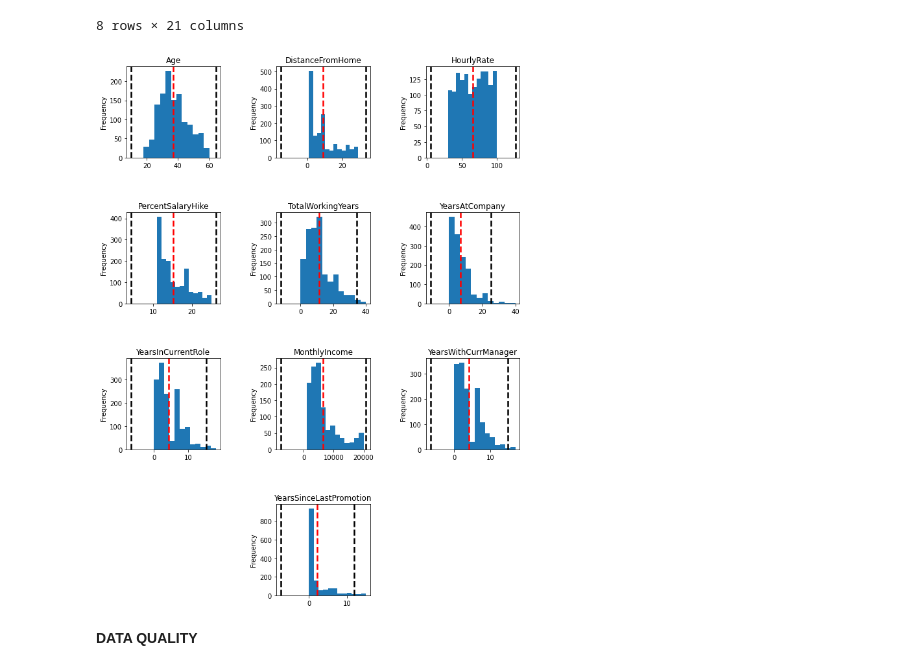
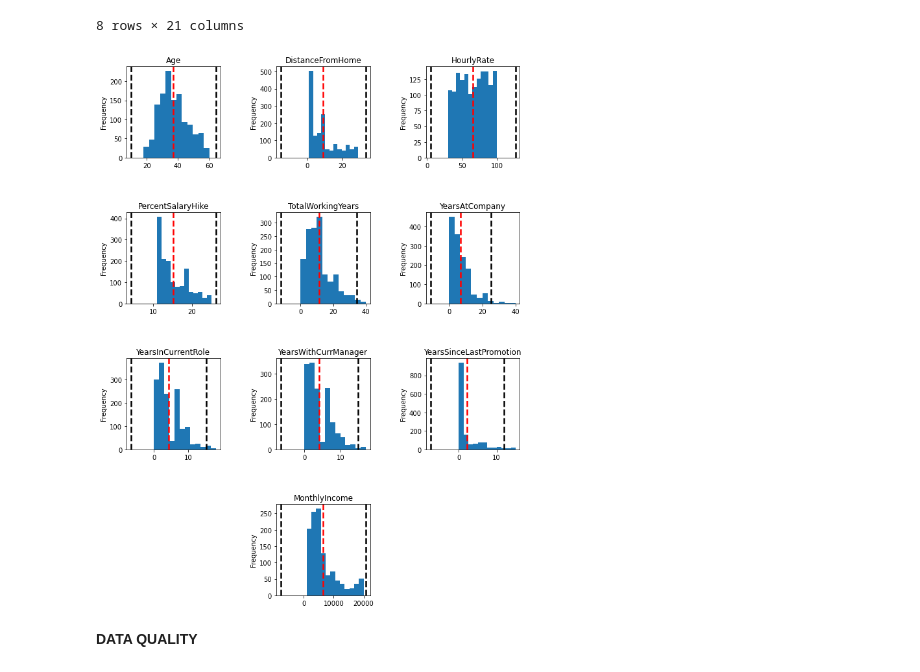
Before and after one commit to marioproia/Progetto_DM1, a Jupyter notebook: Progetto-CON_miss_val.ipynb, the cells around one changed output. Saved outputs shown, nothing was run; the diff lists cells and outputs as text; code cells hidden in the pictures.

```diff
--- a/Progetto-CON_miss_val.ipynb
+++ b/Progetto-CON_miss_val.ipynb
@@ -162,36 +171,45 @@ plt.axvline(x=new_df["YearsAtCompany"].mean() - 3*new_df["YearsAtCompany"].std()
 # Plot YearsInCurrentRole
 plt.subplot2grid(fig_dims, (2,0))
 new_df['YearsInCurrentRole'].plot(kind='hist', title='YearsInCurrentRole', bins=12)
 plt.axvline(x=new_df["YearsInCurrentRole"].mean(), linestyle='--', linewidth=2.5, color="red", label="Mean")
 plt.axvline(x=new_df["YearsInCurrentRole"].mean() + 3*new_df["YearsInCurrentRole"].std(), linestyle='--', linewidth=2.5, color="black", label="Upper")
 plt.axvline(x=new_df["YearsInCurrentRole"].mean() - 3*new_df["YearsInCurrentRole"].std(), linestyle='--', linewidth=2.5, color="black", label="Lower")
 
+'''
 # Plot MonthlyIncome
 plt.subplot2grid(fig_dims, (2,1))
 new_df['MonthlyIncome'].plot(kind='hist', title='MonthlyIncome', bins=12)
 plt.axvline(x=new_df["MonthlyIncome"].mean(), linestyle='--', linewidth=2.5, color="red", label="Mean")
 plt.axvline(x=new_df["MonthlyIncome"].mean() + 3*new_df["MonthlyIncome"].std(), linestyle='--', linewidth=2.5, color="black", label="Upper")
 plt.axvline(x=new_df["MonthlyIncome"].mean() - 3*new_df["MonthlyIncome"].std(), linestyle='--', linewidth=2.5, color="black", label="Lower")
+'''
 
 # Plot YearsWithCurrManager
-plt.subplot2grid(fig_dims, (2,2))
+plt.subplot2grid(fig_dims, (2,1))
 new_df['YearsWithCurrManager'].plot(kind='hist', title='YearsWithCurrManager', bins=12)
 plt.axvline(x=new_df["YearsWithCurrManager"].mean(), linestyle='--', linewidth=2.5, color="red", label="Mean")
 plt.axvline(x=new_df["YearsWithCurrManager"].mean() + 3*new_df["YearsWithCurrManager"].std(), linestyle='--', linewidth=2.5, color="black", label="Upper")
 plt.axvline(x=new_df["YearsWithCurrManager"].mean() - 3*new_df["YearsWithCurrManager"].std(), linestyle='--', linewidth=2.5, color="black", label="Lower")
 
 # Plot YearsSinceLastPromotion
-plt.subplot2grid(fig_dims, (3,1))
+plt.subplot2grid(fig_dims, (2,2))
 new_df['YearsSinceLastPromotion'].plot(kind='hist', title='YearsSinceLastPromotion', bins=12)
 plt.axvline(x=new_df["YearsSinceLastPromotion"].mean(), linestyle='--', linewidth=2.5, color="red", label="Mean")
 plt.axvline(x=new_df["YearsSinceLastPromotion"].mean() + 3*new_df["YearsSinceLastPromotion"].std(), linestyle='--', linewidth=2.5, color="black", label="Upper")
 plt.axvline(x=new_df["YearsSinceLastPromotion"].mean() - 3*new_df["YearsSinceLastPromotion"].std(), linestyle='--', linewidth=2.5, color="black", label="Lower")
 
+# Plot MonthlyIncome
+plt.subplot2grid(fig_dims, (3,1))
+new_df['MonthlyIncome'].plot(kind='hist', title='MonthlyIncome', bins=12)
+plt.axvline(x=new_df["MonthlyIncome"].mean(), linestyle='--', linewidth=2.5, color="red", label="Mean")
+plt.axvline(x=new_df["MonthlyIncome"].mean() + 3*new_df["MonthlyIncome"].std(), linestyle='--', linewidth=2.5, color="black", label="Upper")
+plt.axvline(x=new_df["MonthlyIncome"].mean() - 3*new_df["MonthlyIncome"].std(), linestyle='--', linewidth=2.5, color="black", label="Lower")
+
 plt.show()
 
 fig.savefig(fname="istogrammi")
 # %% [output]
-[figure, old version]
+[figure, new version]
 # %% [markdown]
 **DATA QUALITY**
 # %%
```
Also changed, not shown: parts of 1 cell of this notebook, 3 other files.
